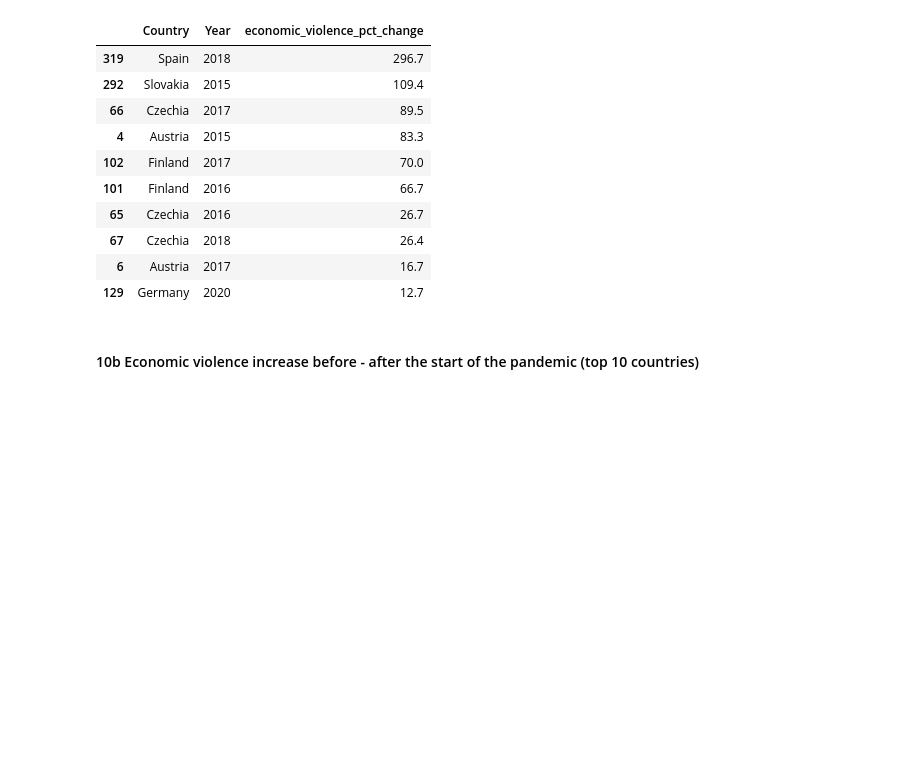
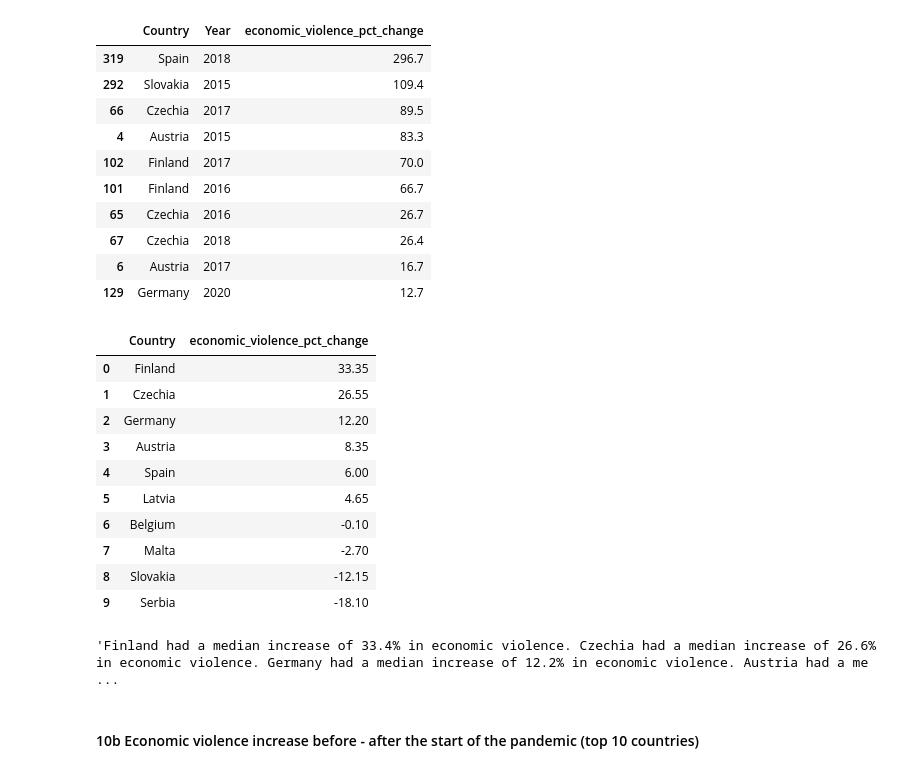
Before and after one commit to troboukis/FEMICIDES, a Jupyter notebook: Analysis.ipynb, the cells around one changed output. Drawn from its saved outputs; the diff is of its cells as text; code cells hidden in the pictures; blank space fills up the shorter version.

```diff
--- a/Analysis.ipynb
+++ b/Analysis.ipynb
@@ -851,3 +864,30 @@ df[(df['economic_violence_pct_change'].notna())&(df['Year']>2014)]\
+# %%
+eco = (df[(df['economic_violence_pct_change'].notna())&(df['Year']>2014)&(df['Year']<2019)]\
+.sort_values('economic_violence_pct_change',ascending=False)\
+.groupby(['Country'])['economic_violence_pct_change'].median()).reset_index().sort_values('economic_violence_pct_change', ascending=False).reset_index(drop=True)
+# %%
+eco
+# %% [output]
+|  | Country | economic_violence_pct_change |
+| 0 | Finland | 33.35 |
+| 1 | Czechia | 26.55 |
+| 2 | Germany | 12.20 |
+| 3 | Austria | 8.35 |
+| 4 | Spain | 6.00 |
+| 5 | Latvia | 4.65 |
+| 6 | Belgium | -0.10 |
+| 7 | Malta | -2.70 |
+| 8 | Slovakia | -12.15 |
+| 9 | Serbia | -18.10 |
+# %%
+results = []
+for one in range(len(eco)):
+    result = extract_info(eco, one, ['Country','economic_violence_pct_change'])
+    text = f"{result[0]} had a median {inc_dec(result[1])} of {round(result[1],1)}% in economic violence."
+    results.append(text)
+" ".join(results)
+# %% [output]
+'Finland had a median increase of 33.4% in economic violence. Czechia had a median increase of 26.6% in economic violence. Germany had a median increase of 12.2% in economic violence. Austria had a me ...
 # %% [markdown]
 #### 10b Economic violence increase before - after the start of the pandemic (top 10 countries)
 # %%
```
Also changed, not shown: parts of 10 cells of this notebook, 2 other files.
